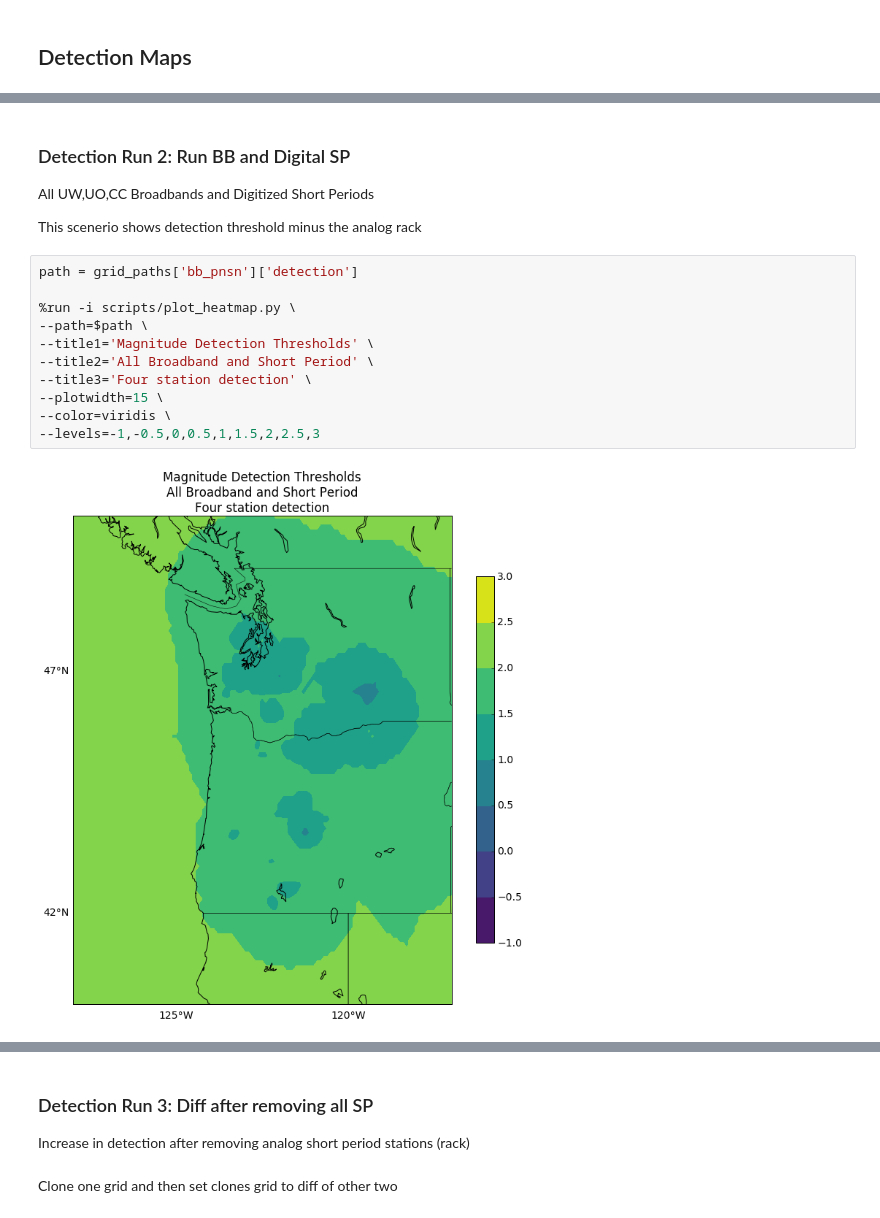
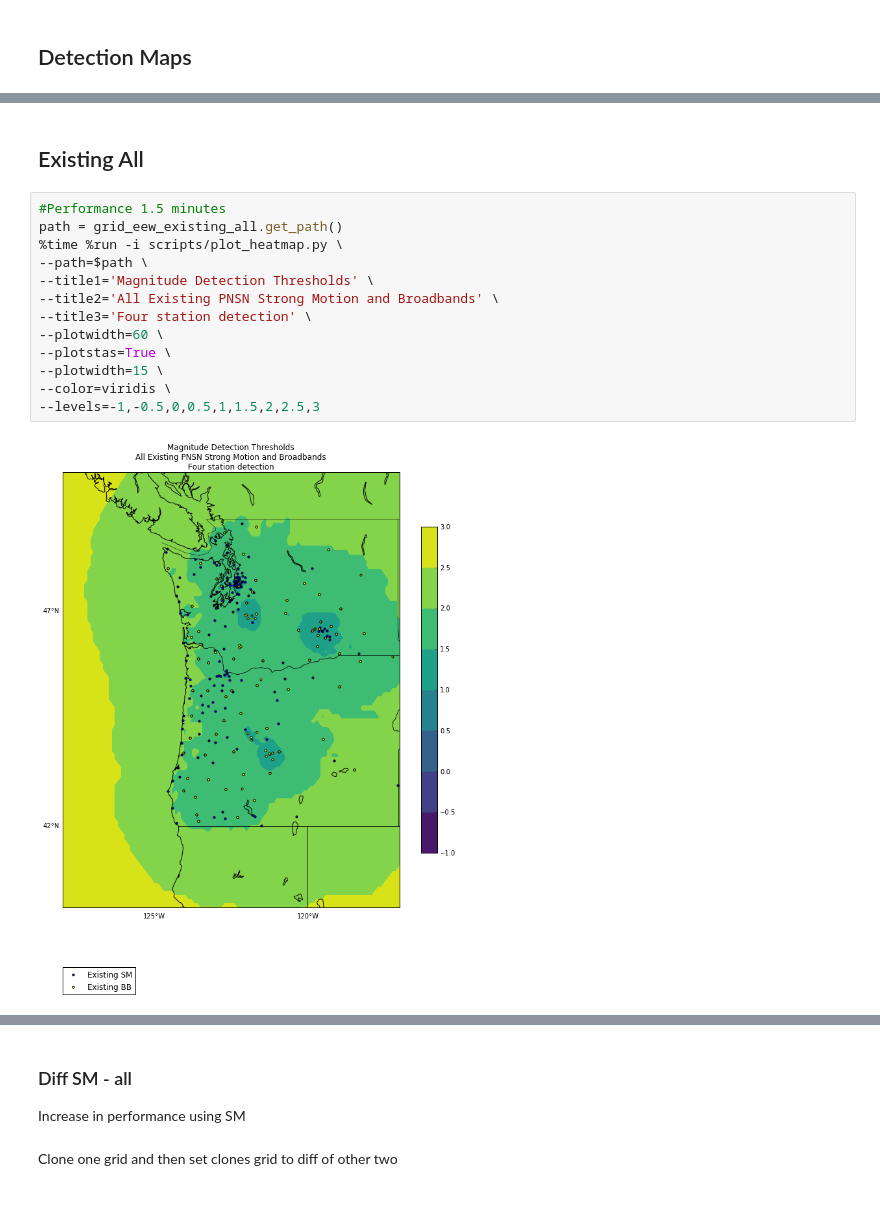
Before and after one commit to pnsn/magd_client, a Jupyter notebook: notebooks/2019_noise_all_pnsn.ipynb, the cells around one changed output, grey strips where cells are left out. Drawn from its saved outputs; the diff is of its cells as text.

```diff
--- a/notebooks/2019_noise_all_pnsn.ipynb
+++ b/notebooks/2019_noise_all_pnsn.ipynb
@@ -190,18 +253,17 @@ path = grid_paths['ehz_and_bb_pnsn']['detection']
-# %% [markdown]
-### Detection Run 2: Run BB and Digital SP
-All UW,UO,CC Broadbands and Digitized Short Periods
-
-This scenerio shows detection threshold minus the analog rack
+# %% [markdown]
+## Existing All
 # %%
-path = grid_paths['bb_pnsn']['detection']
-
-%run -i scripts/plot_heatmap.py \
+#Performance 1.5 minutes
+path = grid_eew_existing_all.get_path()
+%time %run -i scripts/plot_heatmap.py \
 --path=$path \
 --title1='Magnitude Detection Thresholds' \
---title2='All Broadband and Short Period' \
+--title2='All Existing PNSN Strong Motion and Broadbands' \
 --title3='Four station detection' \
+--plotwidth=60 \
+--plotstas=True \
 --plotwidth=15 \
 --color=viridis \
 --levels=-1,-0.5,0,0.5,1,1.5,2,2.5,3
 # %% [output]
-[figure, old version]
+[figure, new version]
@@ -208,5 +272,5 @@ path = grid_paths['bb_pnsn']['detection']
-# %% [markdown]
-### Detection Run 3: Diff after removing all SP
-Increase in detection after removing analog short period stations (rack)
+# %% [markdown]
+### Diff SM - all
+Increase in performance using SM
 # %% [markdown]
 Clone one grid and then set clones grid to diff of other two
```
Also changed, not shown: parts of 82 cells of this notebook, 5 other files.
